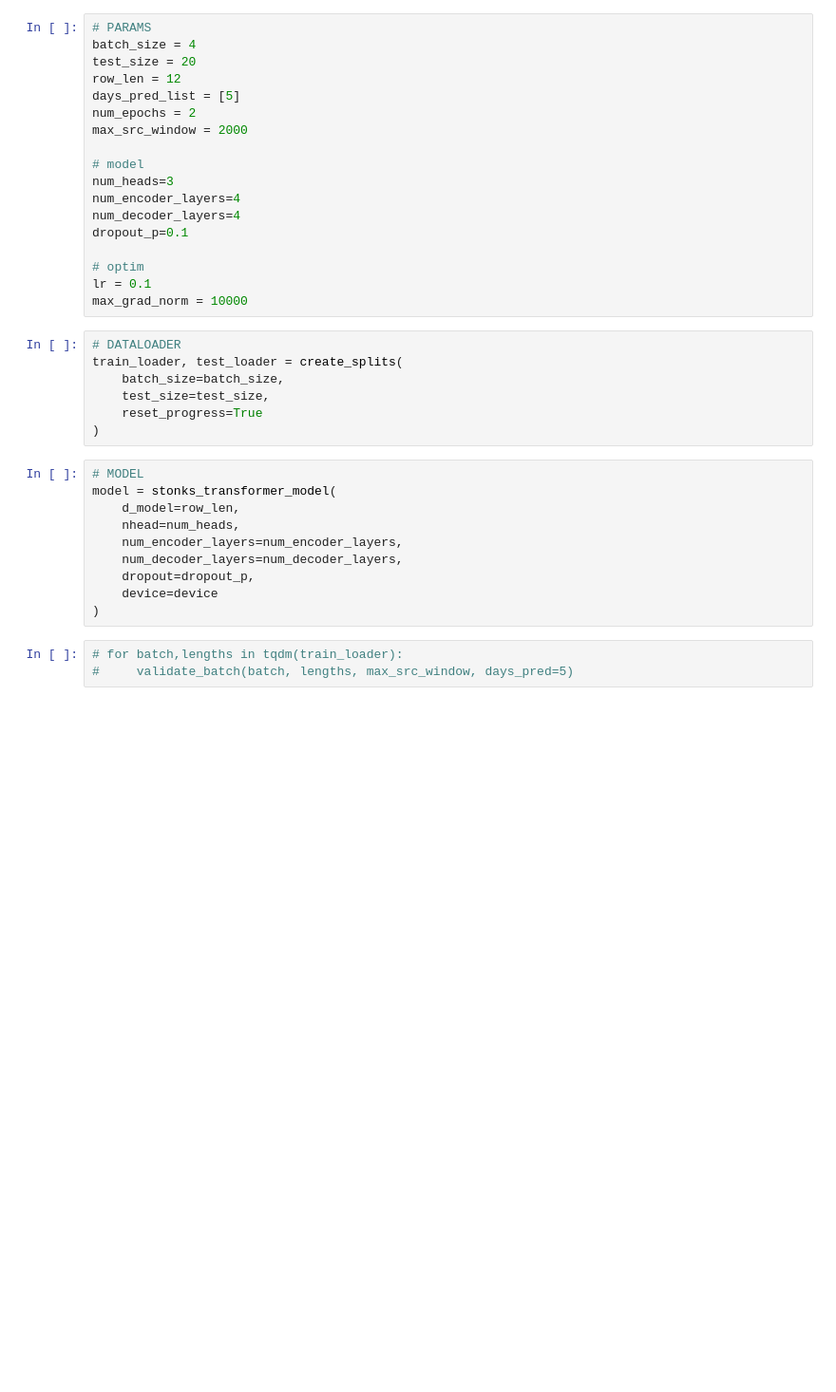
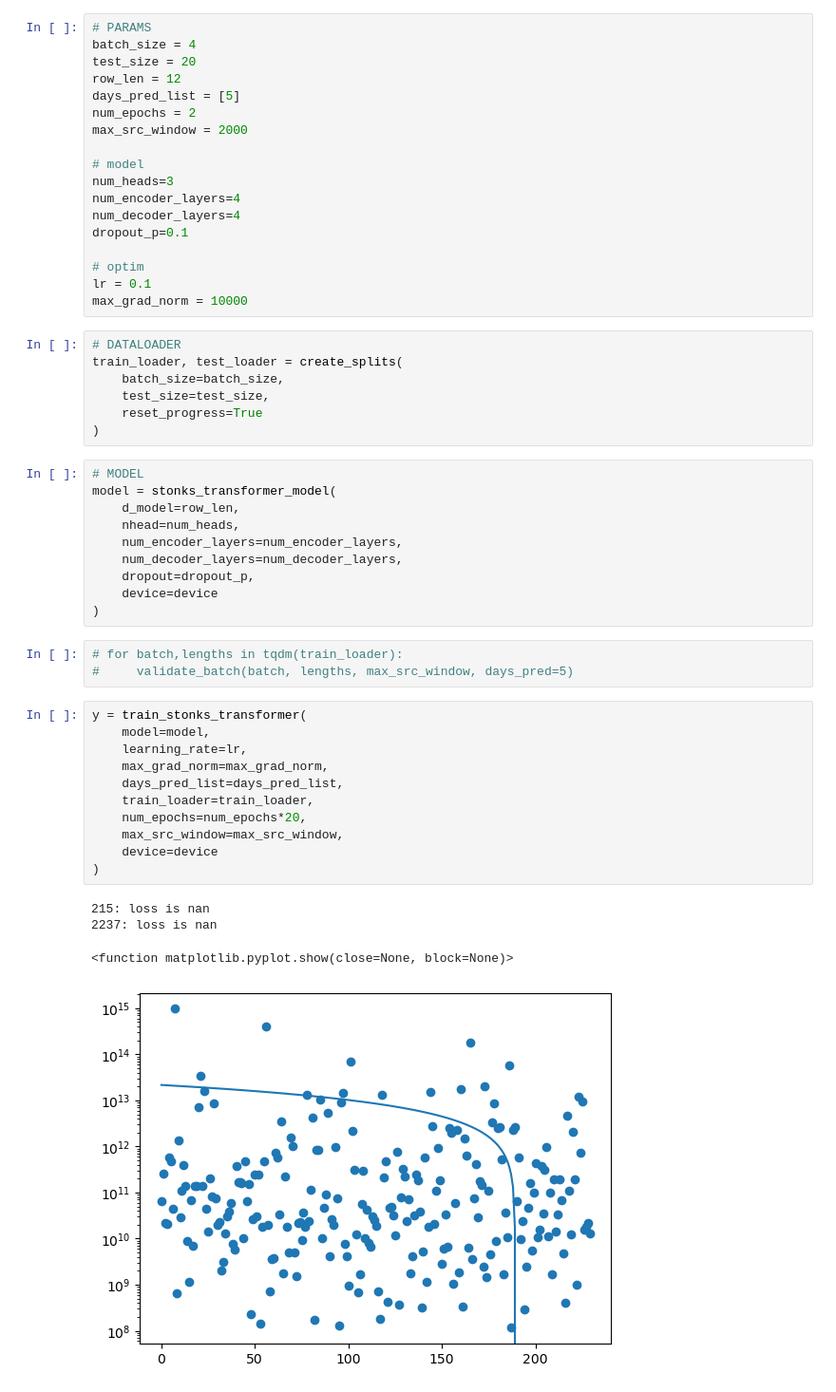
Before and after one commit to sweetkane/stonks, a Jupyter notebook: forecaster.ipynb, the cells around one changed output. Shown at 95% size. Drawn from its saved outputs; the diff is of its cells as text; blank space fills up the shorter version.

```diff
--- a/forecaster.ipynb
+++ b/forecaster.ipynb
@@ -46,4 +46,20 @@ model = stonks_transformer_model(
 # %%
 # for batch,lengths in tqdm(train_loader):
 #     validate_batch(batch, lengths, max_src_window, days_pred=5)
+# %%
+y = train_stonks_transformer(
+    model=model,
+    learning_rate=lr,
+    max_grad_norm=max_grad_norm,
+    days_pred_list=days_pred_list,
+    train_loader=train_loader,
+    num_epochs=num_epochs*20,
+    max_src_window=max_src_window,
+    device=device
+)
+# %% [output]
+215: loss is nan
+2237: loss is nan
+<function matplotlib.pyplot.show(close=None, block=None)>
+[figure, added]
 # %%
```
Also changed, not shown: parts of 2 cells of this notebook, 1 other file.
